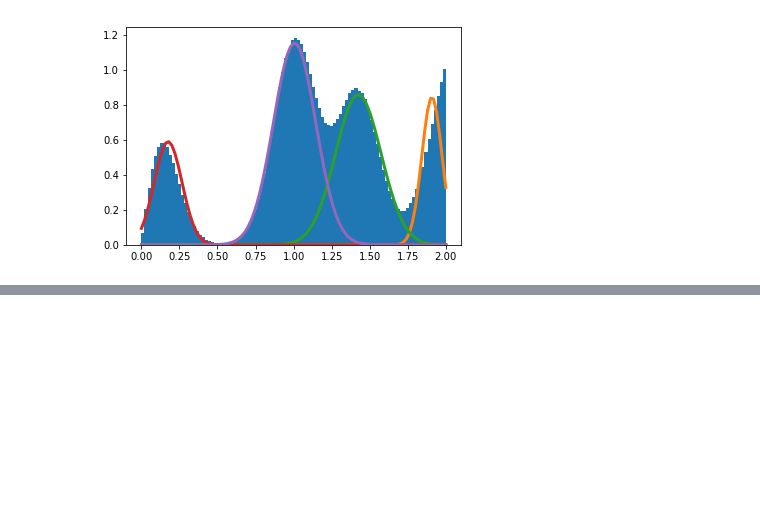
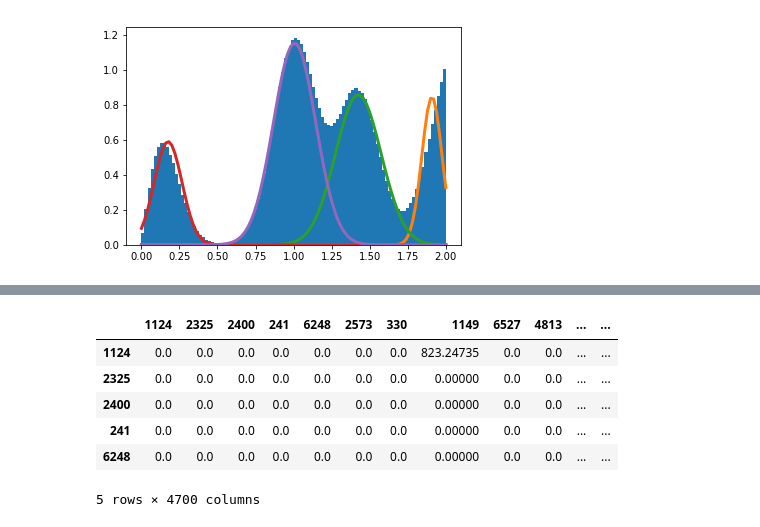
Before and after one commit to linnarsson-lab/FISHscale, a Jupyter notebook: Dot_distance_matrix.ipynb, the cells around one changed output, grey strips where cells are left out. Drawn from its saved outputs; the diff is of its cells as text; code cells hidden in the pictures; blank space fills up the shorter version.

```diff
--- a/Dot_distance_matrix.ipynb
+++ b/Dot_distance_matrix.ipynb
@@ -176,0 +214,6 @@ plotgauss4(histdist[1])
+# %%
+df_fish_totmol_clean = pickle.load(open("df_fish_totmol_clean.p", 'rb'))
+df_coord = pickle.load(open("Cell_coordinates.p", 'rb'))
+df_coord = df_coord.loc[:,df_fish_totmol_clean.columns]
+df_coord = df_coord.T
+labels_a = pickle.load(open("labels_a_df_fish_totmol_clean.p", 'rb'))
@@ -176,0 +238,16 @@ plotgauss4(histdist[1])
+# %%
+tree = scipy.spatial.KDTree(df_coord)
+sparse_dm = tree.sparse_distance_matrix(tree, max_distance=1000)
+# %%
+dense_dm = sparse_dm.todense()
+df_dense_dm = pd.DataFrame(data=dense_dm, index=df_coord.index, columns=df_coord.index)
+# %%
+df_dense_dm.head(5)
+# %% [output]
+|  | 1124 | 2325 | 2400 | 241 | 6248 | 2573 | 330 | 1149 | 6527 | 4813 | ... | ... |
+| 1124 | 0.0 | 0.0 | 0.0 | 0.0 | 0.0 | 0.0 | 0.0 | 823.24735 | 0.0 | 0.0 | ... | ... |
+| 2325 | 0.0 | 0.0 | 0.0 | 0.0 | 0.0 | 0.0 | 0.0 | 0.00000 | 0.0 | 0.0 | ... | ... |
+| 2400 | 0.0 | 0.0 | 0.0 | 0.0 | 0.0 | 0.0 | 0.0 | 0.00000 | 0.0 | 0.0 | ... | ... |
+| 241 | 0.0 | 0.0 | 0.0 | 0.0 | 0.0 | 0.0 | 0.0 | 0.00000 | 0.0 | 0.0 | ... | ... |
+| 6248 | 0.0 | 0.0 | 0.0 | 0.0 | 0.0 | 0.0 | 0.0 | 0.00000 | 0.0 | 0.0 | ... | ... |
+5 rows × 4700 columns
```
Also changed, not shown: parts of 19 cells of this notebook.
